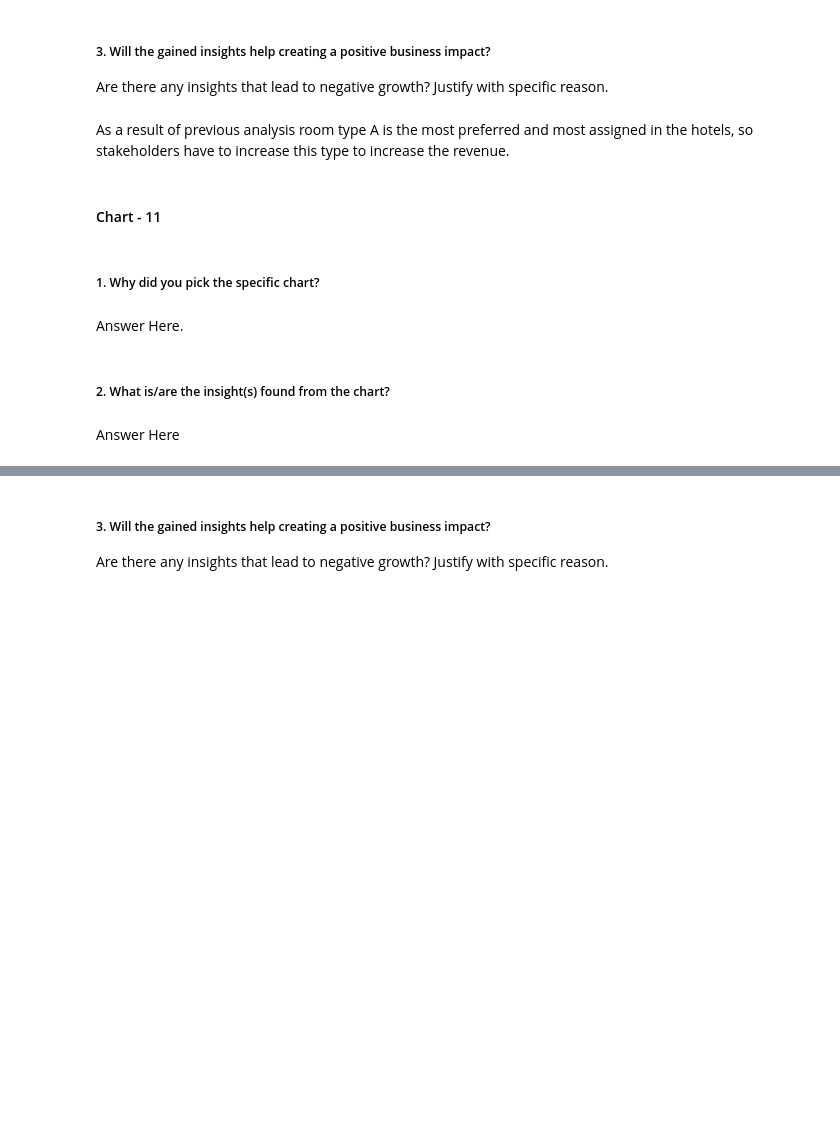
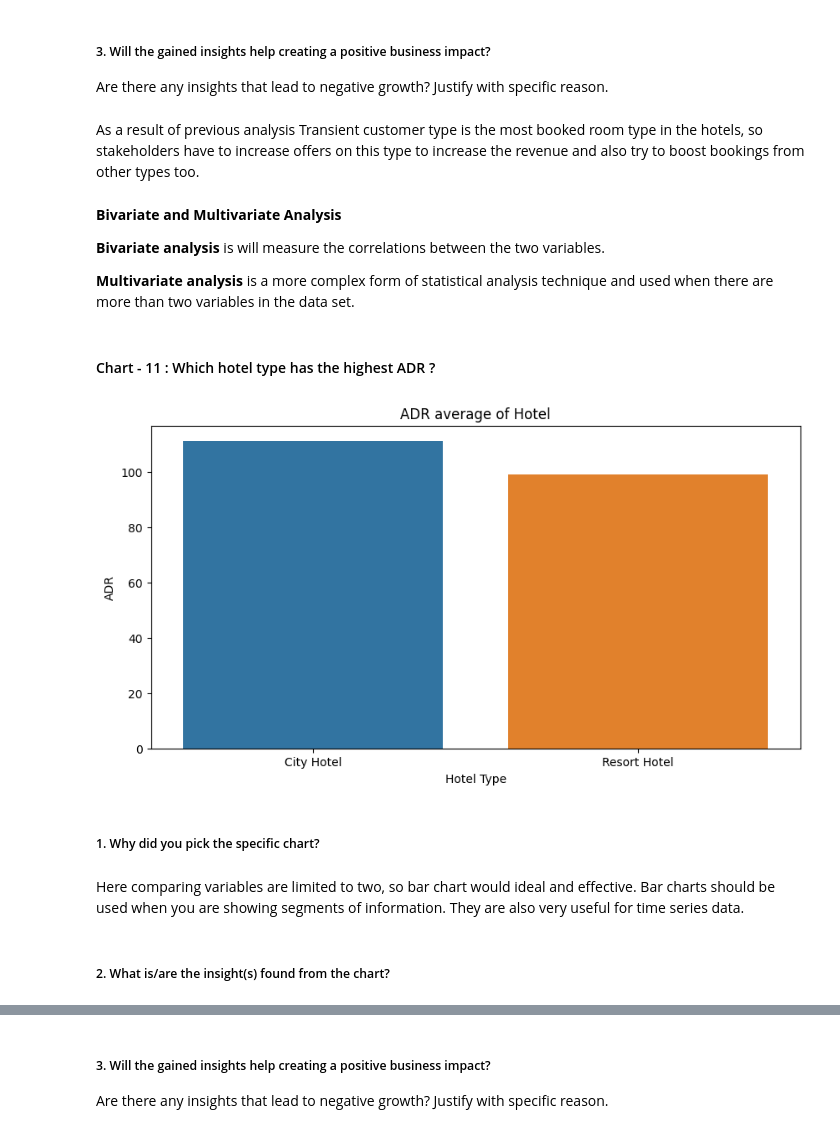
Before and after one commit to Rooban-Jeyasundar/EDA-Project, a Jupyter notebook: EDA_Submission_of_Hotel_Booking_Analysis.ipynb, the cells around one changed output, grey strips where cells are left out. Saved outputs shown, nothing was run; the diff lists cells and outputs as text; code cells hidden in the pictures; blank space fills up the shorter version.

Commit message:
Done with Bivariate and Multivariate Analysis

```diff
--- a/EDA_Submission_of_Hotel_Booking_Analysis.ipynb
+++ b/EDA_Submission_of_Hotel_Booking_Analysis.ipynb
@@ -802,6 +803,13 @@ Around 45000 guests preferred room type is Type A
 ##### 3. Will the gained insights help creating a positive business impact?
 Are there any insights that lead to negative growth? Justify with specific reason.
 # %% [markdown]
-As a result of previous analysis room type A is the most preferred and most assigned in the hotels, so stakeholders have to increase this type to increase the revenue.
+As a result of previous analysis Transient customer type is the most booked room type in the hotels, so stakeholders have to increase offers on this type to increase the revenue and also try to boost bookings from other types too.
+# %% [markdown]
+****Bivariate and Multivariate Analysis****
+
+
+****Bivariate analysis**** is will measure the correlations between the two variables.
+
+****Multivariate analysis**** is a more complex form of statistical analysis technique and used when there are more than two variables in the data set.
 # %% [markdown]
-#### Chart - 11
+#### Chart - 11 : Which hotel type has the highest ADR ?
@@ -810,8 +816,23 @@ As a result of previous analysis room type A is the most preferred and most assi
+# %%
+# Chart - 11 visualization code
+
+#Grouping by hotel adr
+highest_adr = hba_df1.groupby('hotel')['adr'].mean().reset_index()
+
+#Set plot size and plot the graph
+plt.figure(figsize=(10,5))
+sns.barplot(x=highest_adr['hotel'],y=highest_adr['adr'])
+
+#Defining the titles
+plt.xlabel('Hotel Type')
+plt.ylabel('ADR')
+plt.title('ADR average of Hotel')
+plt.show()
+# %% [output]
+[figure, added]
 # %% [markdown]
 ##### 1. Why did you pick the specific chart?
-# %% [markdown]
-Answer Here.
+# %% [markdown]
+Here comparing variables are limited to two, so bar chart would ideal and effective. Bar charts should be used when you are showing segments of information. They are also very useful for time series data.
 # %% [markdown]
 ##### 2. What is/are the insight(s) found from the chart?
-# %% [markdown]
-Answer Here
```
Also changed, not shown: parts of 50 cells of this notebook.
